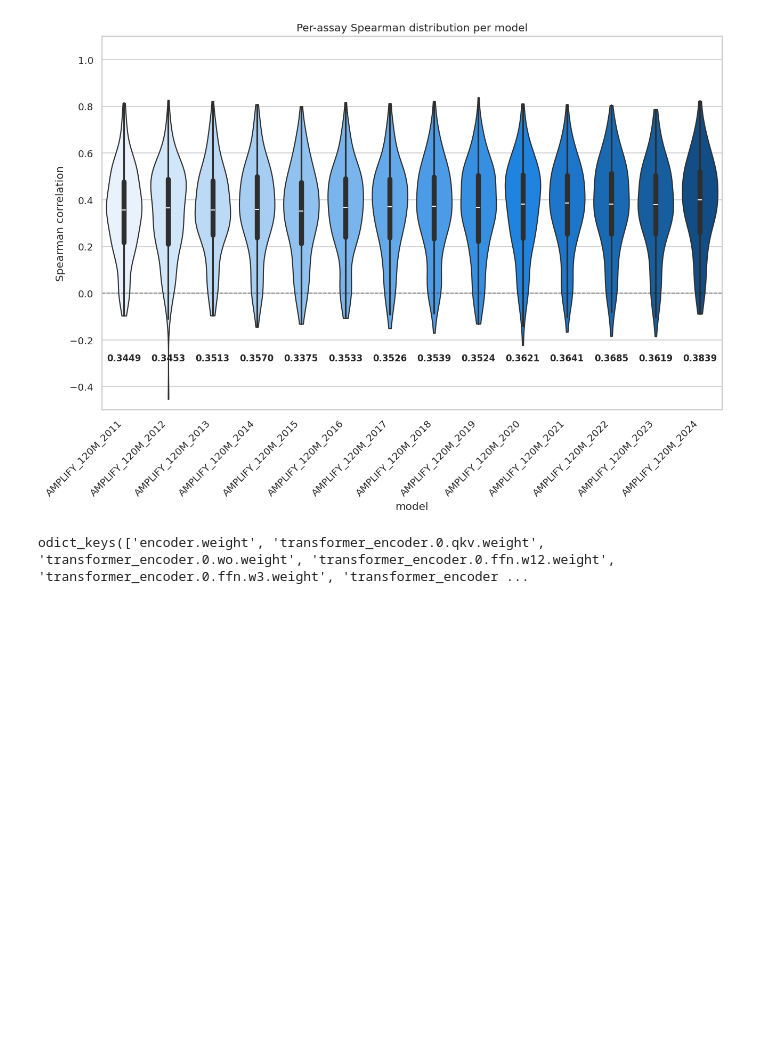
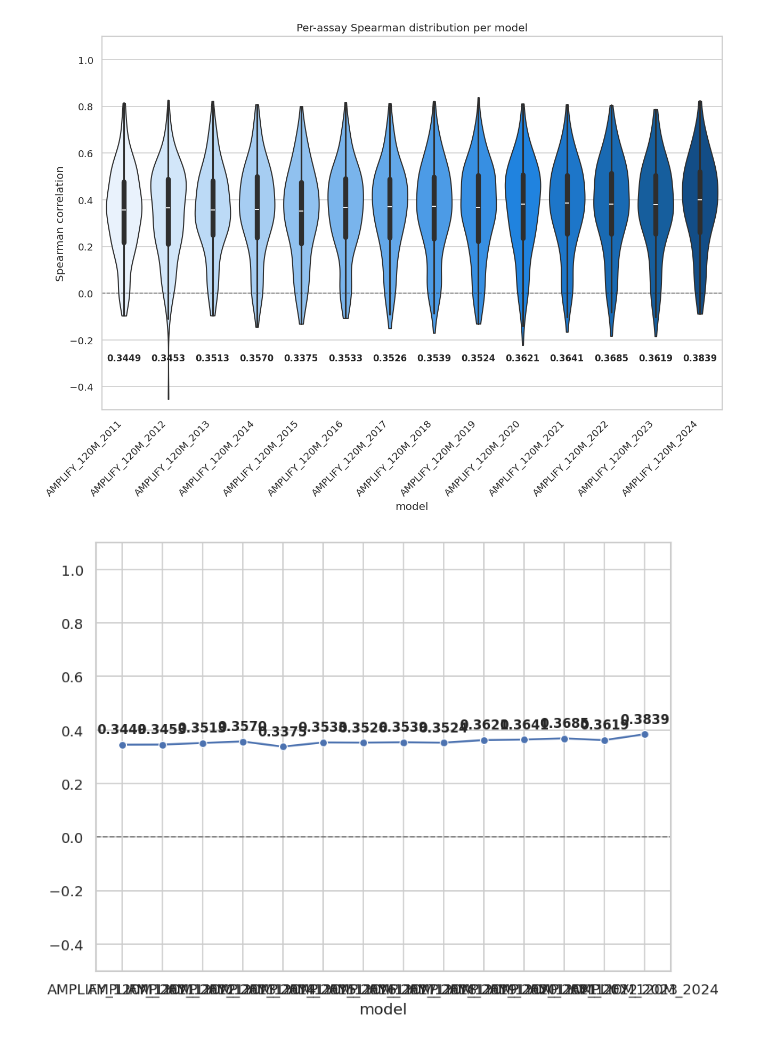
Before and after one commit to david-heurtel-depeiges/ProteinGym, a Jupyter notebook: notebooks/analyze_DMS_zero_shot_results_yearly.ipynb, the cells around one changed output. Cells and saved outputs as stored; diff of their text form; code cells hidden in the pictures; blank space fills up the shorter version.

```diff
--- a/notebooks/analyze_DMS_zero_shot_results_yearly.ipynb
+++ b/notebooks/analyze_DMS_zero_shot_results_yearly.ipynb
@@ -193,7 +262,9 @@ dms_substitutions_df.head() # Structure is index is DMS id, columsn are model na
 if not model_paths:
     print("Please set 'model_paths' to your result folders (each containing per-assay CSVs).")
 else:
-    wide_df, long_df = evaluate_models(model_paths, dms_substitutions_df)
+    # Toggle recompute to True to force refresh of cached per-assay Spearman scores
+    recompute = False
+    wide_df, long_df = evaluate_models(model_paths, dms_substitutions_df, recompute=recompute)
     display(wide_df)
     print(f"Total assays with results: {long_df['assay'].nunique()} across {long_df['model'].nunique()} models")
 # %% [output]
@@ -258,4 +325,22 @@ ckpt = torch.load("/network/scratch/l/lola.lebreton/proseqo/ablations/old/MILA_U
-# %%
-ckpt['module'].keys()
-# %% [output]
-odict_keys(['encoder.weight', 'transformer_encoder.0.qkv.weight', 'transformer_encoder.0.wo.weight', 'transformer_encoder.0.ffn.w12.weight', 'transformer_encoder.0.ffn.w3.weight', 'transformer_encoder ...
+# %%
+# Plot only the mean vs the year, to see the trend over time
+if 'long_df' in globals() and not long_df.empty:
+    # Create custom ordering by family and model size
+    # Order models by year (extract year from model name)
+    available_models = [m for m in long_df['model'].unique()]
+    ordered_models = sorted(available_models, key=lambda x: int(x.split('_')[-1]))
+
+    # Compute mean Spearman per model
+    mean_spearman = long_df[long_df['model'].isin(ordered_models)].groupby('model')['spearman'].mean().reindex(ordered_models)
+
+    plt.figure(figsize=(8, 6))
+    ax = sns.lineplot(x=mean_spearman.index, y=mean_spearman.values, marker='o', color='b')
+    ax.axhline(0.0, color='k', lw=1, ls='--', alpha=0.5)
+    ax.set_ylim(-0.5, 1.1)  # Adjusted based on your data range
+
+    # Add mean values as text on the plot
+    for i, (model, mean_val) in enumerate(zip(mean_spearman.index, mean_spearman.values)):
+        ax.text(i, mean_val + 0.03, f'{mean_val:.4f}',
+                ha='center', va='bottom', fontweight='bold', fontsize=10)
+# %% [output]
+[figure, added]
```
Also changed, not shown: parts of 3 cells of this notebook, 1 other file.
